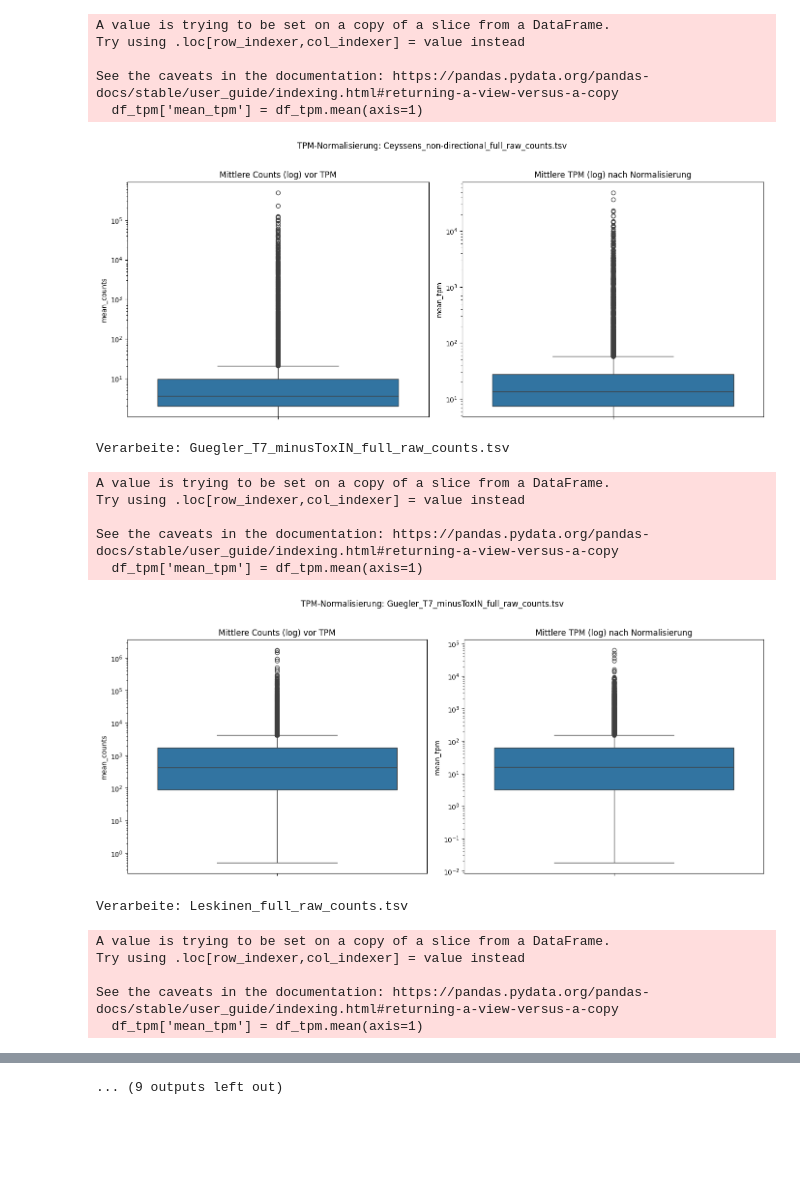
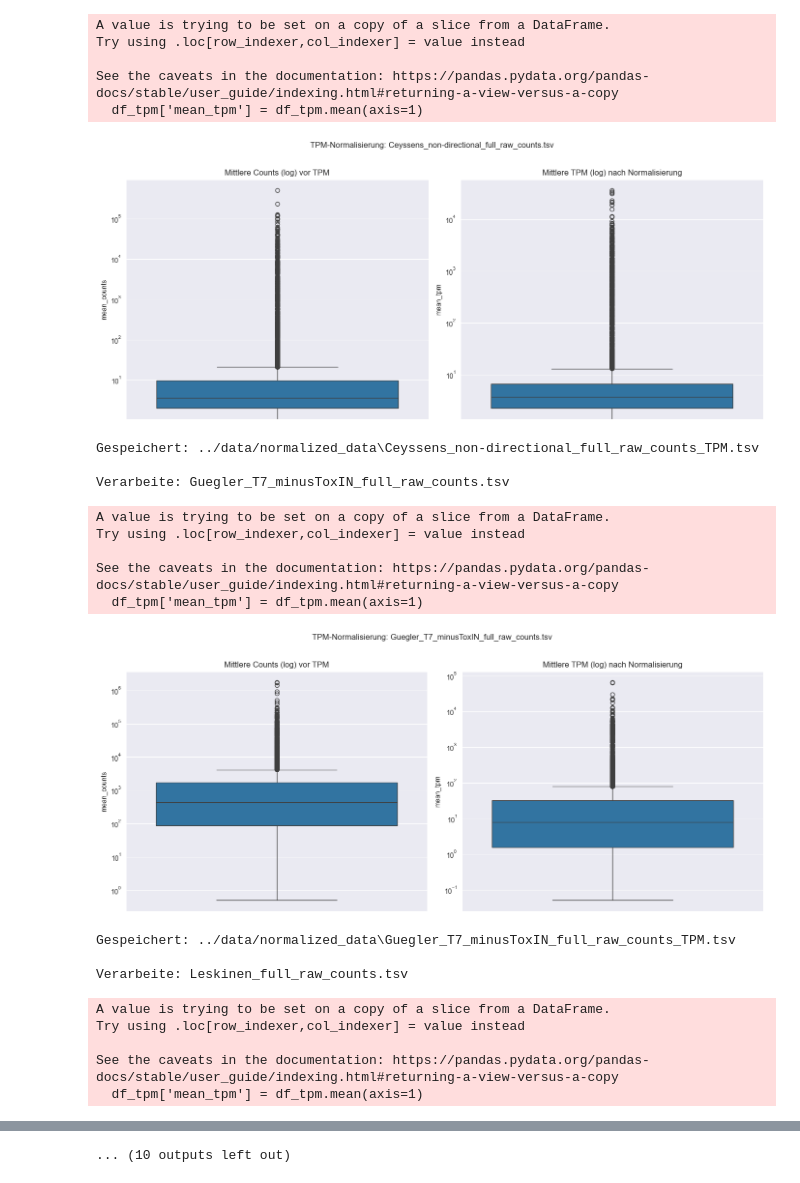
Before and after one commit to TP25-Phage-Infection-Classifiers/main, a Jupyter notebook: notebooks/normalization.ipynb, the cells around one changed output, grey strips where cells are left out. Drawn from its saved outputs; the diff is of its cells as text; code cells hidden in the pictures; blank space fills up the shorter version.

Commit message:
Normalisierung implementiert. Gen längen werden aus gff files extrahiert und in zusätzlicher Spalte gespeichert. normalisierte tsv-files werden im normalized_data folder gespeichert

```diff
--- a/notebooks/normalization.ipynb
+++ b/notebooks/normalization.ipynb
@@ -9,7 +9,7 @@ import seaborn as sns
 
 # Eingabe- und Ausgabeverzeichnisse definieren
 input_dir = '../data/bold_binders'
-output_dir = '../cleaned_data_tpm'
+output_dir = '../data/normalized_data'
 os.makedirs(output_dir, exist_ok=True)
 
 # Rekursive Suche nach .tsv-Dateien
@@ -41,10 +41,39 @@ def find_gff_files(directory):
 gff_files = find_gff_files(input_dir)
 print(f"Gefundene .gff-Dateien: {len(gff_files)}")
 
-# TPM-Normalisierung mit angenommener Feature-Länge (z.B. 1000 nt)
-def normalize_tpm(df, count_cols, feature_length=1000):
+#Extraktion der Genlänge aus der GFF-Datei
+def extract_gene_lengths_from_gff(gff_file):
+    gene_lengths = {}
+    try:
+        with open(gff_file, 'r') as f:
+            for line in f:
+                if line.startswith('#'):
+                    continue
+                parts = line.strip().split('\t')
+                if len(parts) >= 9 and parts[2] == 'gene':
+                    # Berechne die Genlänge (Ende - Start + 1)
+                    start = int(parts[3])
+                    end = int(parts[4])
+                    #'+1' da sowohl Start- als auch End-Positionen enthalten sind
+                    length = end - start + 1
+
+                    # Extrahiere die Gen-ID aus dem Attributfeld
+                    attr_dict = dict(item.split('=') for item in parts[8].split(';') if '=' in item)
+                    gene_id = attr_dict.get('ID', '').replace('gene:', '')
+
+                    if gene_id:
+                        gene_lengths[gene_id] = length
+    except Exception as e:
+        print(f"Fehler beim Lesen der GFF-Datei {gff_file}: {e}")
+    return gene_lengths
+
+
+# TPM-Normalisierung mit berechneten Gen-Längen/ 1000, falls keine Gen-Länge gefunden werden kann
+def normalize_tpm(df, count_cols, feature_lengths):
     # Schritt 1: RPK berechnen (Reads Per Kilobase)
-    rpk = df[count_cols] / (feature_length / 1000)
+    rpk = pd.DataFrame()
+    for col in count_cols:
+        rpk[col] = df[col] / (feature_lengths / 1000)
 
     # Schritt 2: Skalierungsfaktor pro Sample (Summe aller RPKs pro Spalte)
     scaling_factors = rpk.sum(axis=0) / 1e6
@@ -52,6 +81,7 @@ def normalize_tpm(df, count_cols, feature_length=1000):
     # Schritt 3: TPM berechnen
     tpm = rpk.divide(scaling_factors, axis=1)
     return tpm
+
 
 # Visualisierung: Boxplots Vorher-Nachher
 
@@ -85,24 +115,35 @@ for file_path in tsv_files:
 
         print(f"\nVerarbeite: {os.path.basename(file_path)}")
 
-        df_tpm = normalize_tpm(df, count_cols)
+        # Gene-Längen aus der entsprechenden GFF-Datei extrahieren
+        gene_lengths = {}
+        for gff_file in gff_files:
+            gene_lengths.update(extract_gene_lengths_from_gff(gff_file))
+
+        # Füge Gene-Length Spalte hinzu
+        df['gene_length'] = df[gene_col].map(gene_lengths).fillna(1000)  # Default 1000 wenn keine Länge gefunden
+
+        # TPM-Normalisierung mit tatsächlichen Gen-Längen
+        df_tpm = normalize_tpm(df, count_cols, df['gene_length'])
+
 
         # Kombiniere mit Metadaten zur Speicherung
         df_tpm[gene_col] = df[gene_col]
+        df_tpm['gene_length'] = df['gene_length']
         df_tpm[entity_col] = df[entity_col]
         df_tpm[symbol_col] = df[symbol_col]
 
         # Spalten sortieren
-        ordered_cols = [gene_col] + list(count_cols) + [entity_col, symbol_col]
+        ordered_cols = [gene_col] + list(count_cols) + ['gene_length', entity_col, symbol_col]
         df_tpm = df_tpm[ordered_cols]
 
         # Visualisierung Vorher-Nachher
         visualize_tpm(df, df_tpm[count_cols], count_cols, file_path)
 
         # Speichern
-        #out_path = os.path.join(output_dir, os.path.basename(file_path).replace('.tsv', '_TPM.tsv'))
-        #df_tpm.to_csv(out_path, sep='\t', index=False)
-        #print(f"Gespeichert: {out_path}")
+        out_path = os.path.join(output_dir, os.path.basename(file_path).replace('.tsv', '_TPM.tsv'))
+        df_tpm.to_csv(out_path, sep='\t', index=False)
+        print(f"Gespeichert: {out_path}")
 
     except Exception as e:
         print(f"Fehler bei Datei {file_path}: {e}")
@@ -120,17 +163,21 @@ See the caveats in the documentation: https://pandas.pydata.org/pandas-docs/stab
 Verarbeite: Ceyssens_non-directional_full_raw_counts.tsv
 A value is trying to be set on a copy of a slice from a DataFrame.
 Try using .loc[row_indexer,col_indexer] = value instead
 
 See the caveats in the documentation: https://pandas.pydata.org/pandas-docs/stable/user_guide/indexing.html#returning-a-view-versus-a-copy
   df_tpm['mean_tpm'] = df_tpm.mean(axis=1)
-[figure, old version]
+[figure, new version]
+Gespeichert: ../data/normalized_data\Ceyssens_non-directional_full_raw_counts_TPM.tsv
+
 Verarbeite: Guegler_T7_minusToxIN_full_raw_counts.tsv
 A value is trying to be set on a copy of a slice from a DataFrame.
 Try using .loc[row_indexer,col_indexer] = value instead
 
 See the caveats in the documentation: https://pandas.pydata.org/pandas-docs/stable/user_guide/indexing.html#returning-a-view-versus-a-copy
   df_tpm['mean_tpm'] = df_tpm.mean(axis=1)
-[figure, old version]
+[figure, new version]
+Gespeichert: ../data/normalized_data\Guegler_T7_minusToxIN_full_raw_counts_TPM.tsv
+
 Verarbeite: Leskinen_full_raw_counts.tsv
 A value is trying to be set on a copy of a slice from a DataFrame.
 Try using .loc[row_indexer,col_indexer] = value instead
@@ -141 +188 @@ See the caveats in the documentation: https://pandas.pydata.org/pandas-docs/stab
-... (9 outputs left out)
+... (10 outputs left out)
```
Also changed, not shown: parts of 1 cell of this notebook, 7 other files.
